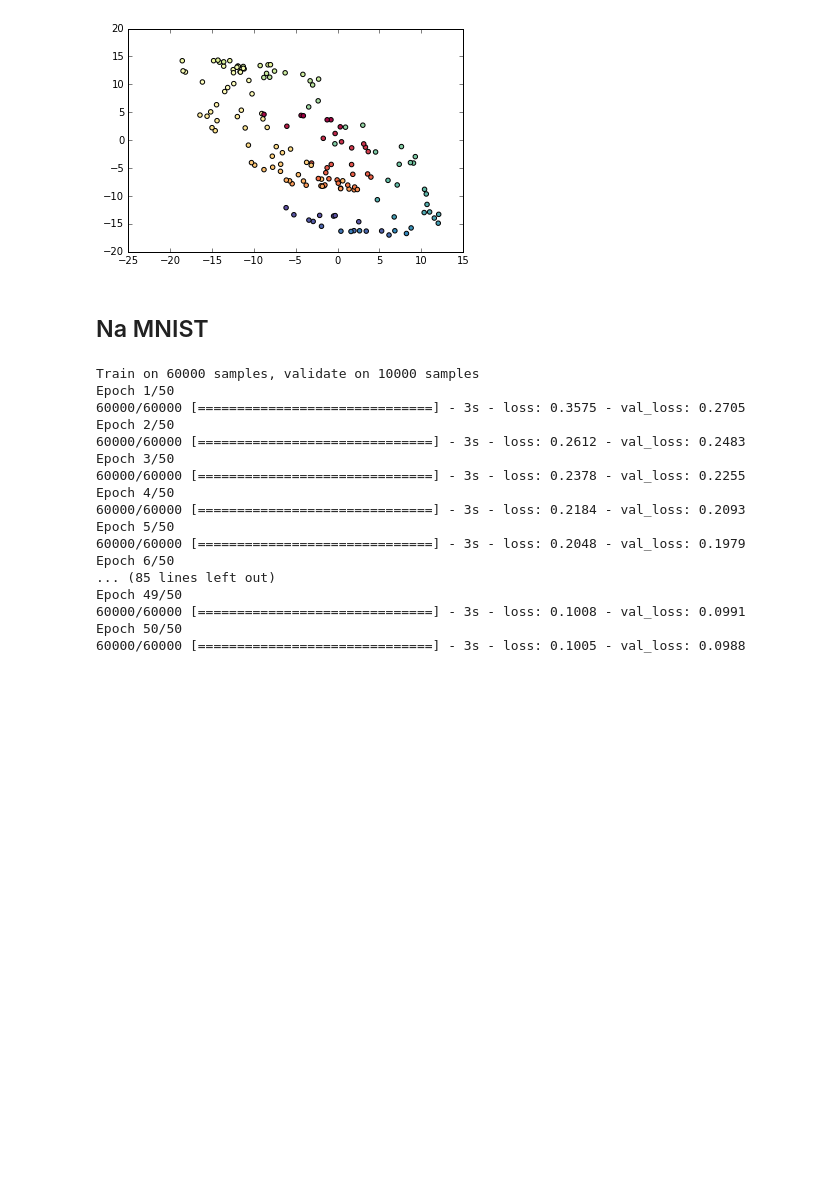
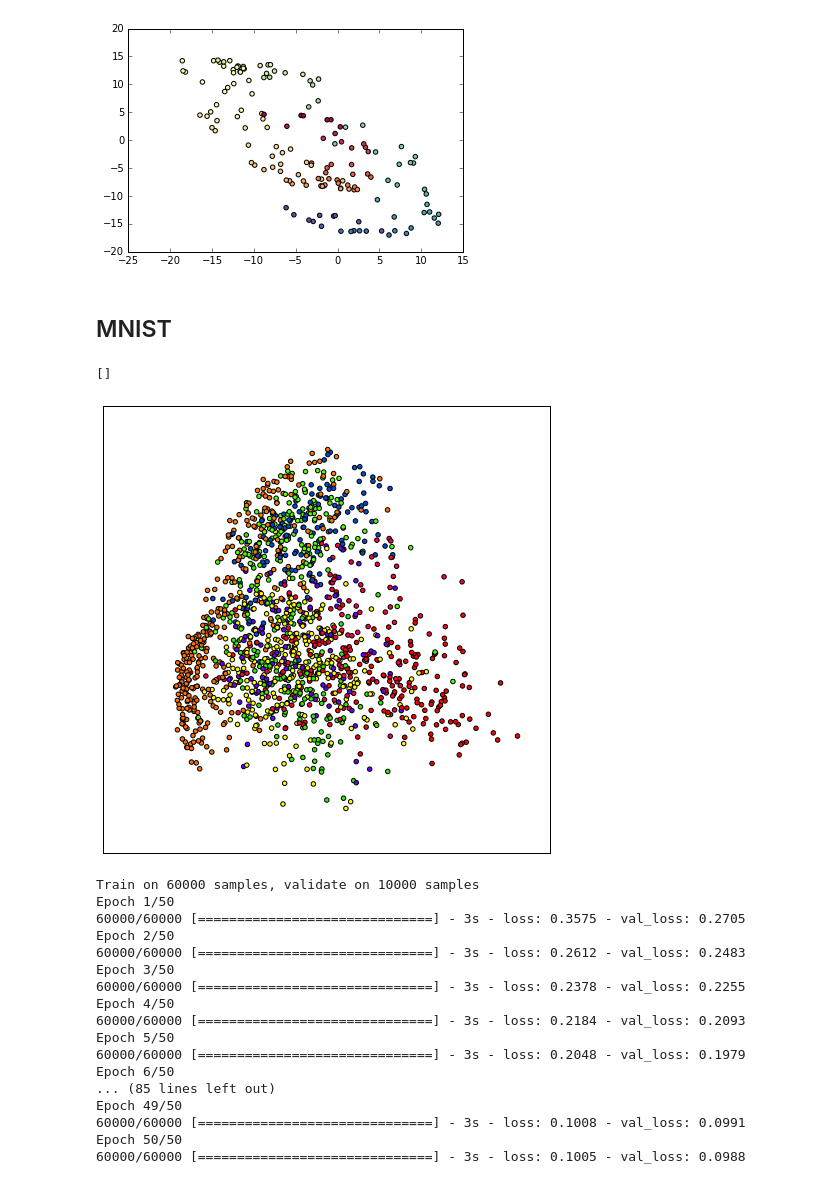
Before and after one commit to gmum/ml2017, a Jupyter notebook: L11.ipynb, the cells around one changed output. Drawn from its saved outputs; the diff is of its cells as text; code cells hidden in the pictures; blank space fills up the shorter version.

```diff
--- a/L11.ipynb
+++ b/L11.ipynb
@@ -52,8 +54,10 @@ x_mnist_test = x_mnist_test.reshape((len(x_mnist_test), np.prod(x_mnist_test.sha
 
 ids_train_small = np.random.choice(len(x_mnist_train), 1500, replace=False)
 ids_test_small = np.random.choice(len(x_mnist_test), 1500, replace=False)
-x_mnist_train_small = x_mnist_train[]
-x_mnist_test_small = x_mnist_test[]
+x_mnist_train_small = x_mnist_train[ids_train_small]
+x_mnist_test_small = x_mnist_test[ids_test_small]
+y_mnist_train_small = y_mnist_train[ids_train_small]
+y_mnist_test_small = y_mnist_test[ids_test_small]
 # %% [markdown]
 # Modele
 # %%
@@ -156,9 +160,21 @@ plt.scatter(X_test_swissroll_proj[:, 0], X_test_swissroll_proj[:, 1], c=z_test_s
 <matplotlib.collections.PathCollection at 0x...>
 [figure]
 # %% [markdown]
-## Na MNIST
+## MNIST
 # %%
 ## Najpierw narysujmy przestrzeń 2d
+# %%
+pca = RandomizedPCA(n_components=2, iterated_power=15, whiten=True)
+fig, plot = plt.subplots()
+fig.set_size_inches(8, 8)
+plt.prism()
+x_mnist_train_transformed_small = pca.fit_transform(x_mnist_train_small.reshape(x_mnist_train_small.shape[0], -1))
+plot.scatter(x_mnist_train_transformed_small[:, 0], x_mnist_train_transformed_small[:, 1], c=y_mnist_train_small)
+plot.set_xticks(())
+plot.set_yticks(())
+# %% [output]
+[]
+[figure, added]
 # %%
 ## Teraz rozważmy hidden dim > 2
 # %%
```
Also changed, not shown: parts of 10 cells of this notebook, 6 other files.
